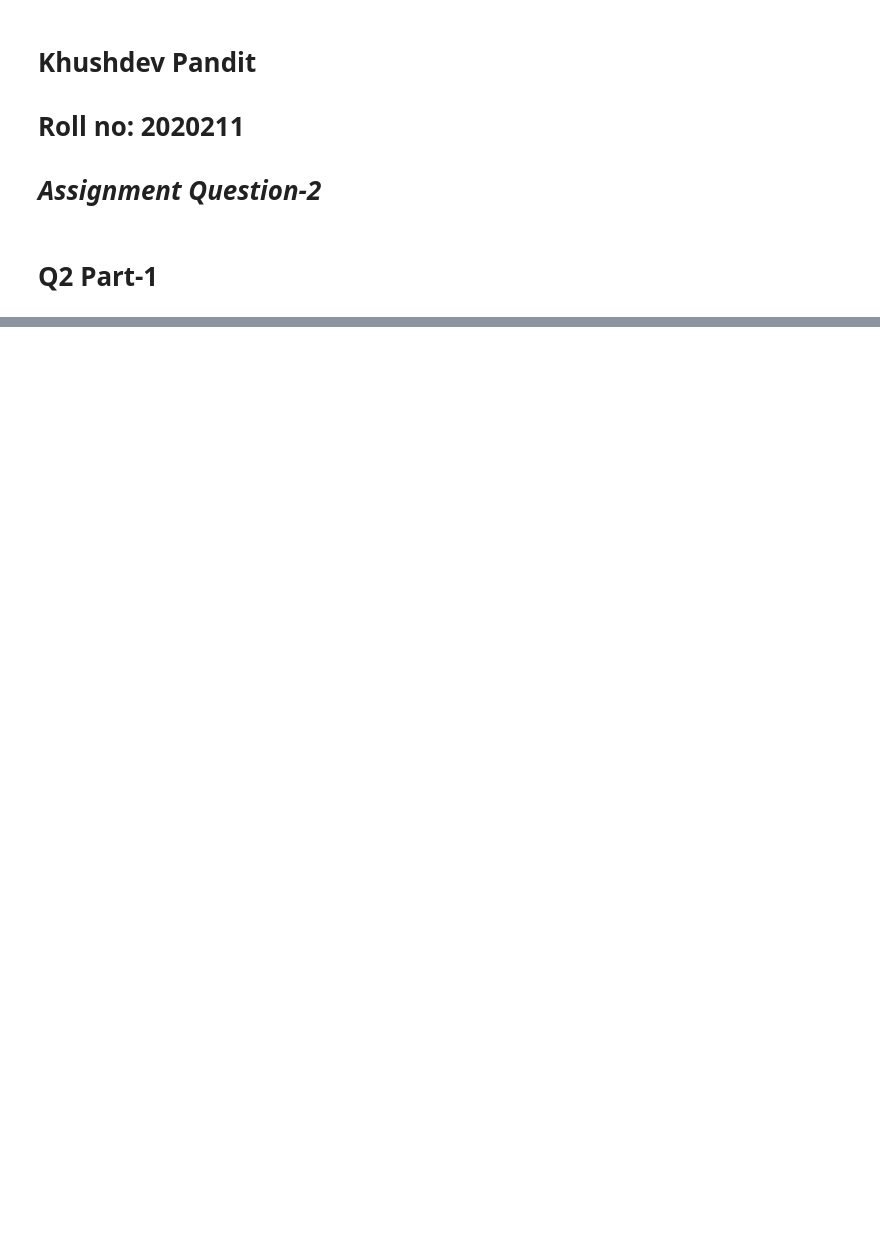
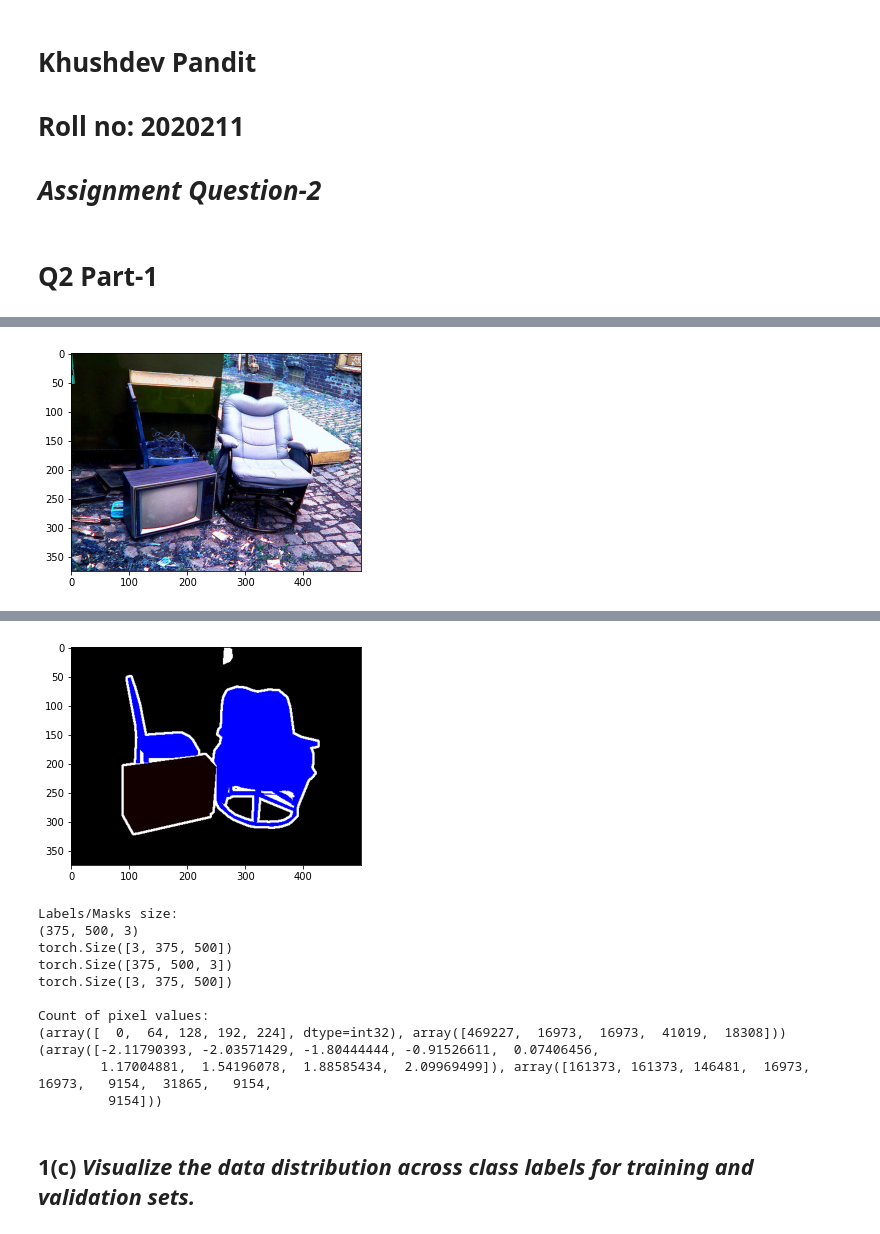
Before and after one commit to devKhush/Computer-Vision-Assignments, a Jupyter notebook: Assignment-1/Q2/Solution.ipynb, the cells around one changed output, grey strips where cells are left out. Cells and saved outputs as stored; diff of their text form; code cells hidden in the pictures; blank space fills up the shorter version.

```diff
--- a/Assignment-1/Q2/Solution.ipynb
+++ b/Assignment-1/Q2/Solution.ipynb
@@ -209,0 +106,13 @@ plt.show()
+# %%
+# calculate the indices for the splits
+total_images = len(img_path_list)
+indices = np.arange(total_images)
+val_split = int(0.2 * total_images)
+test_split = int(0.1 * total_images)
+
+# create the splits
+train_images_index = indices[val_split+test_split:]
+val_images_index = indices[:val_split]
+test_images_index = indices[val_split:val_split+test_split]
+
+print(len(train_images_index), len(val_images_index), len(test_images_index))
@@ -209,0 +172,15 @@ plt.show()
+# %%
+plt.imshow(train_dataset.__getitem__(1, dontApplyTransform=True)[0]); plt.show()
+plt.imshow(train_dataset.__getitem__(1)[1].permute(1,2,0)); plt.show()
+
+print('\nLabels/Masks size:')
+print(train_dataset.__getitem__(1, dontApplyTransform=True)[1].shape)
+print(train_dataset.__getitem__(1)[0].shape)
+print(train_dataset.__getitem__(1)[0].permute(1,2,0).shape)
+print(train_dataset.__getitem__(1)[1].shape)
+
+print('\nCount of pixel values:')
+print(np.unique(train_dataset.__getitem__(1, dontApplyTransform=True)[1], return_counts=True))
+print(np.unique(train_dataset.__getitem__(1)[1], return_counts=True))
+# %% [output]
+[figure, added]
@@ -209,0 +188,14 @@ plt.show()
+[figure, added]
+Labels/Masks size:
+(375, 500, 3)
+torch.Size([3, 375, 500])
+torch.Size([375, 500, 3])
+torch.Size([3, 375, 500])
+
+Count of pixel values:
+(array([  0,  64, 128, 192, 224], dtype=int32), array([469227,  16973,  16973,  41019,  18308]))
+(array([-2.11790393, -2.03571429, -1.80444444, -0.91526611,  0.07406456,
+        1.17004881,  1.54196078,  1.88585434,  2.09969499]), array([161373, 161373, 146481,  16973,  16973,   9154,  31865,   9154,
+         9154]))
+# %% [markdown]
+## **1(c)** *Visualize the data distribution across class labels for training and validation sets.*
```
Also changed, not shown: parts of 54 cells of this notebook, 2 other files.
